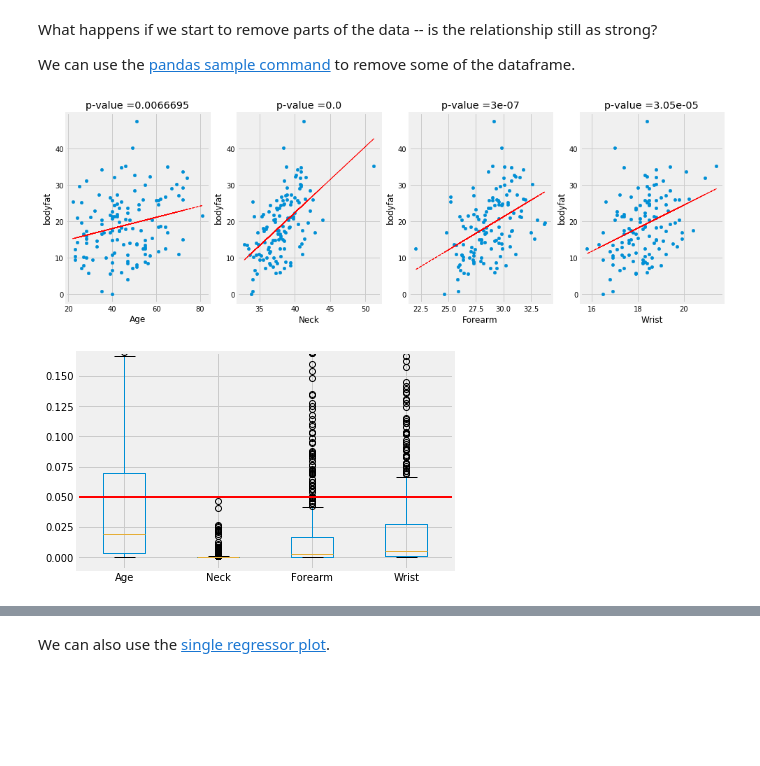
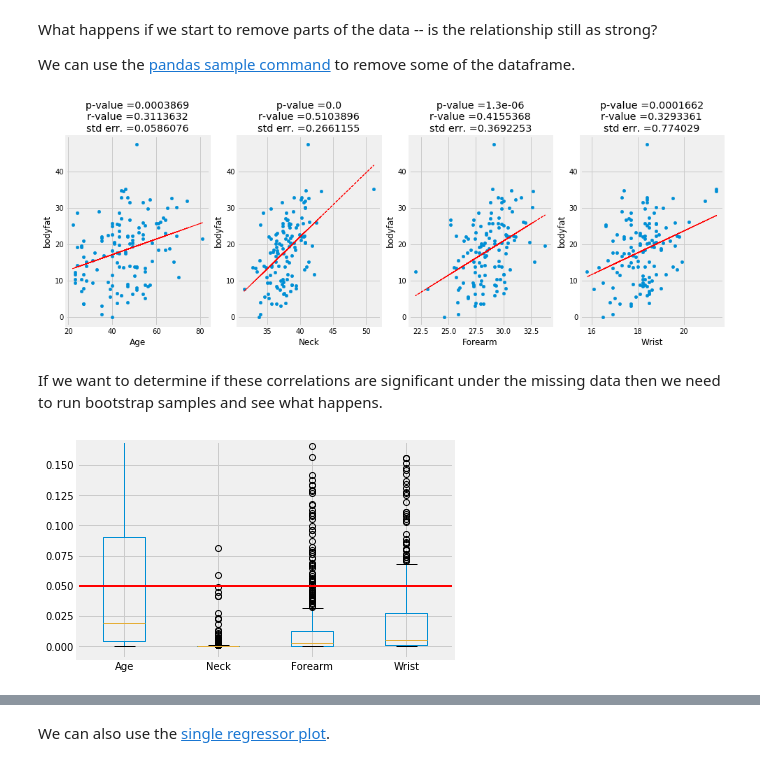
Before and after one commit to TulaneIntroDataScience/TulaneIntroDataScience.github.io, a Jupyter notebook: _notebooks/Lecture11-MissingData.ipynb, the cells around one changed output, grey strips where cells are left out. Cells and saved outputs as stored; diff of their text form; code cells hidden in the pictures; blank space fills up the shorter version.

```diff
--- a/_notebooks/Lecture11-MissingData.ipynb
+++ b/_notebooks/Lecture11-MissingData.ipynb
@@ -62,6 +74,7 @@ fig, ax = plt.subplots(1, 4, figsize=(15,5))
 for i,o in enumerate(observations):
     slope, intercept, r_value, p_value, std_err = stats.linregress(df_penrose[o],df_penrose['bodyfat'])
     line = slope * df_penrose[o] + intercept
-    df_penrose.plot.scatter(x=o, y='bodyfat', title="p-value =" + str(round(p_value, 7)), ax=ax[i])
+    diag_str = "p-value =" + str(round(p_value, 7)) + "\n" + "r-value =" + str(round(r_value, 7)) + "\nstd err. =" + str(round(std_err, 7))
+    df_penrose.plot.scatter(x=o, y='bodyfat', title=diag_str, ax=ax[i])
     ax[i].plot(df_penrose[o], line, lw=1, ls='--', color='red')
 # %% [output]
@@ -68,0 +82,10 @@ for i,o in enumerate(observations):
+# %%
+# Let's try the same data with polyfit -- note that poly fit can fit more complex functions.
+
+fig, ax = plt.subplots(1, 4, figsize=(15,5))
+
+for i,o in enumerate(observations):
+    x1, intercept = np.polyfit(df_penrose[o],df_penrose['bodyfat'], 1)
+    line = x1 * df_penrose[o] + intercept
+    df_penrose.plot.scatter(x=o, y='bodyfat', ax=ax[i])
+    ax[i].plot(df_penrose[o], line, lw=1, ls='--', color='red')
@@ -68,0 +94,10 @@ for i,o in enumerate(observations):
+# %%
+# Let's try the same data with polyfit -- note that poly fit can fit more complex functions.
+
+fig, ax = plt.subplots(1, 4, figsize=(15,5))
+
+for i,o in enumerate(observations):
+    x2, x1, intercept = np.polyfit(df_penrose[o],df_penrose['bodyfat'], 2)
+    line = x2 * df_penrose[o]**2 + x1 * df_penrose[o] + intercept
+    df_penrose.plot.scatter(x=o, y='bodyfat', ax=ax[i])
+    ax[i].plot(df_penrose[o], line, lw=1, ls='--', color='red')
@@ -72,14 +109,15 @@ What happens if we start to remove parts of the data -- is the relationship stil
 We can use the [pandas sample command](https://pandas.pydata.org/pandas-docs/stable/reference/api/pandas.DataFrame.sample.html) to remove some of the dataframe.
 # %%
 # Let's do a basic Linear Regression on a Single Variable.
-# Note that linregress p-value is whether or not the slope is 0, not if the correlation is significant.
+# Note that linregress p-value for the null-hyp that slope = 0.
 df_test = df_penrose.sample(frac=0.50, replace=False)
 fig, ax = plt.subplots(1, 4, figsize=(15,5))
 
 for i,o in enumerate(observations):
     slope, intercept, r_value, p_value, std_err = stats.linregress(df_test[o],df_test['bodyfat'])
     line = slope * df_test[o] + intercept
-    df_test.plot.scatter(x=o, y='bodyfat', title="p-value =" + str(round(p_value, 7)), ax=ax[i])
+    diag_str = "p-value =" + str(round(p_value, 7)) + "\n" + "r-value =" + str(round(r_value, 7)) + "\nstd err. =" + str(round(std_err, 7))
+    df_test.plot.scatter(x=o, y='bodyfat', title=diag_str, ax=ax[i])
     ax[i].plot(df_test[o], line, lw=1, ls='--', color='red')
 # %% [output]
-[figure, old version]
+[figure, new version]
@@ -88,14 +124,17 @@ for i,o in enumerate(observations):
+# %% [markdown]
+If we want to determine if these correlations are significant under the missing data then we need to run bootstrap samples and see what happens.
 # %%
 results = {o:[] for o in observations}
 for i,o in enumerate(observations):
     for t in range(500):
         df_test = df_penrose.sample(frac=0.25, replace=False)
-        r,p = stats.pearsonr(df_test[o], df_test['bodyfat'])
-        results[o].append(p)
+        slope, intercept, r_value, p_value, std_err = stats.linregress(df_test[o],df_test['bodyfat'])
+        #r,p = stats.pearsonr(df_test[o], df_test['bodyfat'])
+        results[o].append(p_value)
 rs = pd.DataFrame(results)
 ax = rs.boxplot()
 ax.set_ylim([-0.01,0.17])
 ax.axhline(y=0.05, lw=2, color='red')
 plt.show()
 # %% [output]
-[figure, old version]
+[figure, new version]
```
Also changed, not shown: parts of 17 cells of this notebook, 3 other files.
